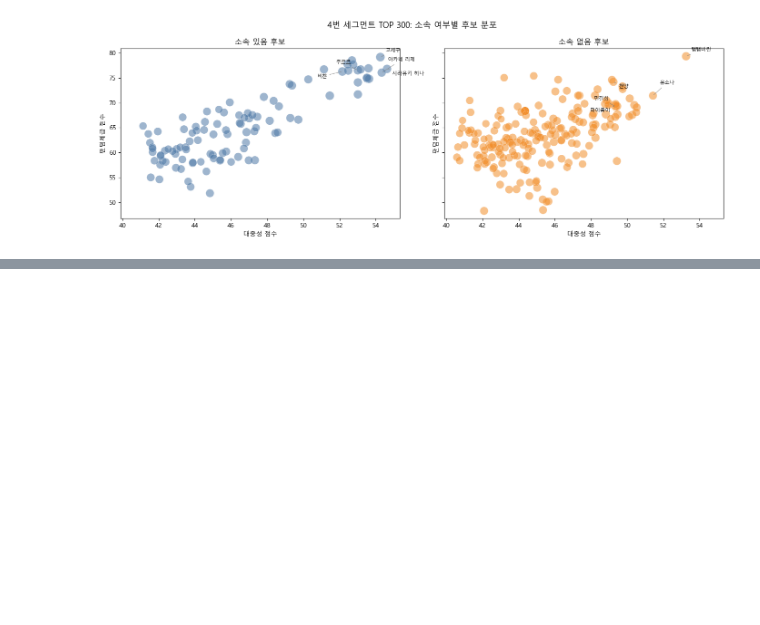
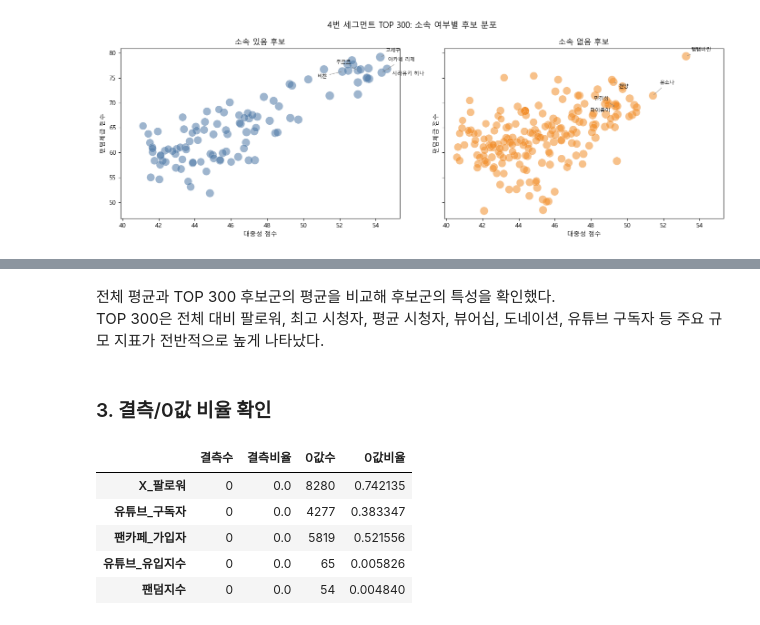
Before and after one commit to LeeSeungBok404/sparta17_data11_final_project, a Jupyter notebook: notebooks/KSI/03.세그먼트/01.1단계_세그먼트_4번_최종버전.ipynb, the cells around one changed output, grey strips where cells are left out. Drawn from its saved outputs; the diff is of its cells as text; code cells hidden in the pictures; blank space fills up the shorter version.

```diff
--- a/notebooks/KSI/03.세그먼트/01.1단계_세그먼트_4번_최종버전.ipynb
+++ b/notebooks/KSI/03.세그먼트/01.1단계_세그먼트_4번_최종버전.ipynb
@@ -819,0 +894,29 @@ plt.show()
+# %% [markdown]
+전체 평균과 TOP 300 후보군의 평균을 비교해 후보군의 특성을 확인했다.
+TOP 300은 전체 대비 팔로워, 최고 시청자, 평균 시청자, 뷰어십, 도네이션, 유튜브 구독자 등 주요 규모 지표가 전반적으로 높게 나타났다.
+# %% [markdown]
+### 3. 결측/0값 비율 확인
+# %%
+check_cols = [
+    "X_팔로워",
+    "유튜브_구독자",
+    "팬카페_가입자",
+    "유튜브_유입지수",
+    "팬덤지수"
+]
+
+missing_zero_stat = pd.DataFrame({
+    "결측수": df[check_cols].isna().sum(),
+    "결측비율": df[check_cols].isna().mean(),
+    "0값수": (df[check_cols] == 0).sum(),
+    "0값비율": (df[check_cols] == 0).mean()
+})
+
+missing_zero_stat
+# %% [output]
+|  | 결측수 | 결측비율 | 0값수 | 0값비율 |
+| X_팔로워 | 0 | 0.0 | 8280 | 0.742135 |
+| 유튜브_구독자 | 0 | 0.0 | 4277 | 0.383347 |
+| 팬카페_가입자 | 0 | 0.0 | 5819 | 0.521556 |
+| 유튜브_유입지수 | 0 | 0.0 | 65 | 0.005826 |
+| 팬덤지수 | 0 | 0.0 | 54 | 0.004840 |
```
Also changed, not shown: parts of 13 cells of this notebook.
